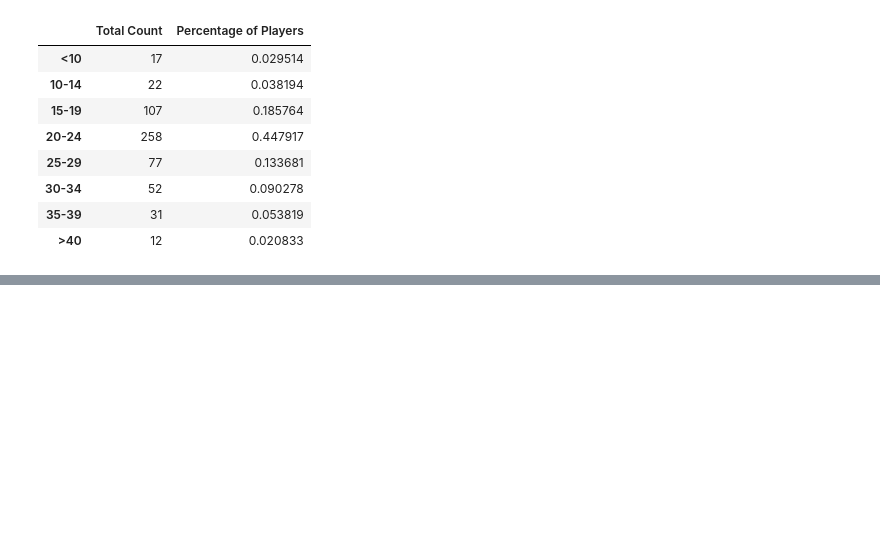
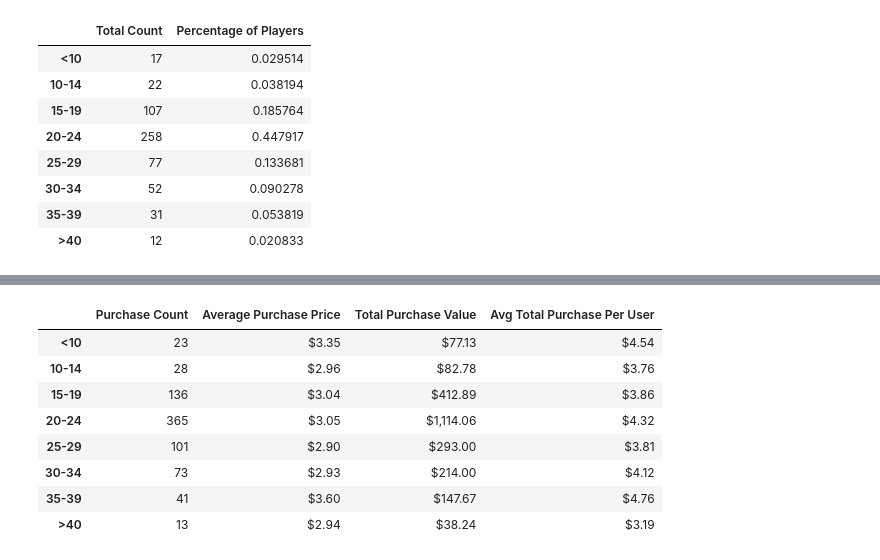
Before and after one commit to haipham0115/pandas-challenge, a Jupyter notebook: HeroesOfPymoli/work_book.ipynb, the cells around one changed output, grey strips where cells are left out. Saved outputs shown, nothing was run; the diff lists cells and outputs as text; code cells hidden in the pictures; blank space fills up the shorter version.

```diff
--- a/HeroesOfPymoli/work_book.ipynb
+++ b/HeroesOfPymoli/work_book.ipynb
@@ -206,0 +197,79 @@ pd.DataFrame({"Total Count" : [count_10, count_14,count_19, count_24, count_29,
+# %%
+# need to find the purchase count, avg price, total value of purchases, total avg per USER.
+
+# pc = "purchase count." I.E pc_10 means purchase count for the group age under 10
+pc_10 = len(under_10["Purchase ID"].value_counts())
+pc_14 = len(under_14["Purchase ID"].value_counts())
+pc_19 = len(under_19["Purchase ID"].value_counts())
+pc_24 = len(under_24["Purchase ID"].value_counts())
+pc_29 = len(under_29["Purchase ID"].value_counts())
+pc_34 = len(under_34["Purchase ID"].value_counts())
+pc_39 = len(under_39["Purchase ID"].value_counts())
+pc_40 = len(above_40["Purchase ID"].value_counts())
+
+#ap = "average purchase price." ap_10 means average purchase price for the group age under 10
+ap_10 = under_10.Price.mean()
+ap_14 = under_14.Price.mean()
+ap_19 = under_19.Price.mean()
+ap_24 = under_24.Price.mean()
+ap_29 = under_29.Price.mean()
+ap_34 = under_34.Price.mean()
+ap_39 = under_39.Price.mean()
+ap_40 = above_40.Price.mean()
+
+#tpv = "total purchase value." tpv_10 means total purchase value of the age group under 10
+tpv_10 = under_10.Price.sum()
+tpv_14 = under_14.Price.sum()
+tpv_19 = under_19.Price.sum()
+tpv_24 = under_24.Price.sum()
+tpv_29 = under_29.Price.sum()
+tpv_34 = under_34.Price.sum()
+tpv_39 = under_39.Price.sum()
+tpv_40 = above_40.Price.sum()
+
+#atpp = "avg total purchase per person." Dividing by the number of USERS, not the purchase count
+atpp_10 = tpv_10/count_10
+atpp_14 = tpv_14/count_14
+atpp_19 = tpv_19/count_19
+atpp_24 = tpv_24/count_24
+atpp_29 = tpv_29/count_29
+atpp_34 = tpv_34/count_34
+atpp_39 = tpv_39/count_39
+atpp_40 = tpv_40/count_40
+
+#construct the data frame
+pd.DataFrame({"Purchase Count" : [pc_10,pc_14,pc_19, pc_24,pc_29, pc_34, pc_39,pc_40],
+             "Average Purchase Price": ["${:,.2f}". format(ap_10),
+                                       "${:,.2f}". format(ap_14),
+                                       "${:,.2f}". format(ap_19),
+                                       "${:,.2f}". format(ap_24),
+                                       "${:,.2f}". format(ap_29),
+                                       "${:,.2f}". format(ap_34),
+                                       "${:,.2f}". format(ap_39),
+                                       "${:,.2f}". format(ap_40)],
+             "Total Purchase Value": ["${:,.2f}". format(tpv_10),
+                                     "${:,.2f}". format(tpv_14),
+                                     "${:,.2f}". format(tpv_19),
+                                     "${:,.2f}". format(tpv_24),
+                                     "${:,.2f}". format(tpv_29),
+                                     "${:,.2f}". format(tpv_34),
+                                     "${:,.2f}". format(tpv_39),
+                                     "${:,.2f}". format(tpv_40)],
+             "Avg Total Purchase Per User": ["${:,.2f}". format(atpp_10),
+                                            "${:,.2f}". format(atpp_14),
+                                            "${:,.2f}". format(atpp_19),
+                                            "${:,.2f}". format(atpp_24),
+                                            "${:,.2f}". format(atpp_29),
+                                            "${:,.2f}". format(atpp_34),
+                                            "${:,.2f}". format(atpp_39),
+                                            "${:,.2f}". format(atpp_40),]}, index=age_group)
+# %% [output]
+|  | Purchase Count | Average Purchase Price | Total Purchase Value | Avg Total Purchase Per User |
+| <10 | 23 | $3.35 | $77.13 | $4.54 |
+| 10-14 | 28 | $2.96 | $82.78 | $3.76 |
+| 15-19 | 136 | $3.04 | $412.89 | $3.86 |
+| 20-24 | 365 | $3.05 | $1,114.06 | $4.32 |
+| 25-29 | 101 | $2.90 | $293.00 | $3.81 |
+| 30-34 | 73 | $2.93 | $214.00 | $4.12 |
+| 35-39 | 41 | $3.60 | $147.67 | $4.76 |
+| >40 | 13 | $2.94 | $38.24 | $3.19 |
```
Also changed, not shown: parts of 6 cells of this notebook.
